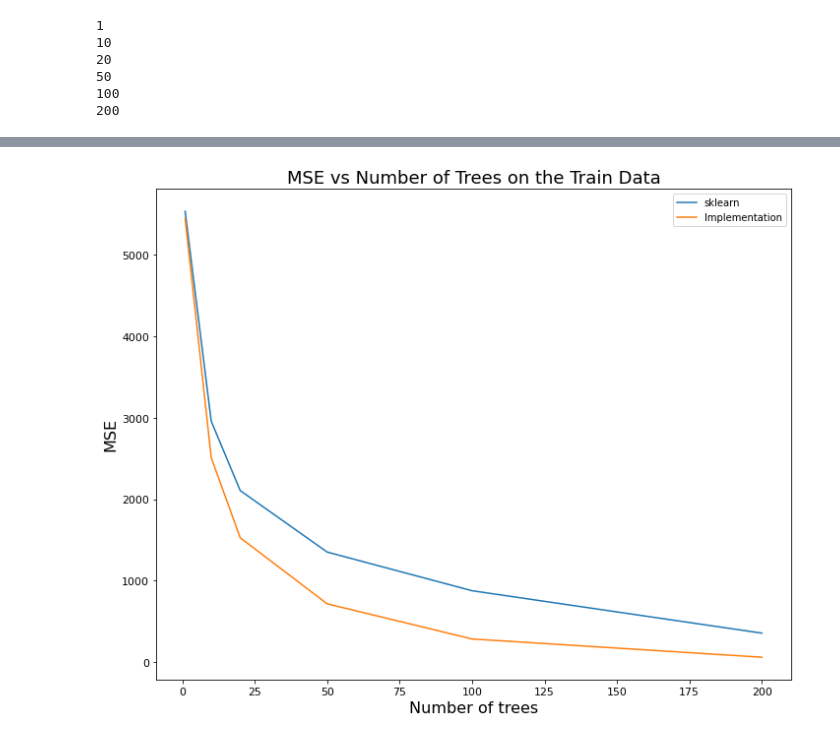
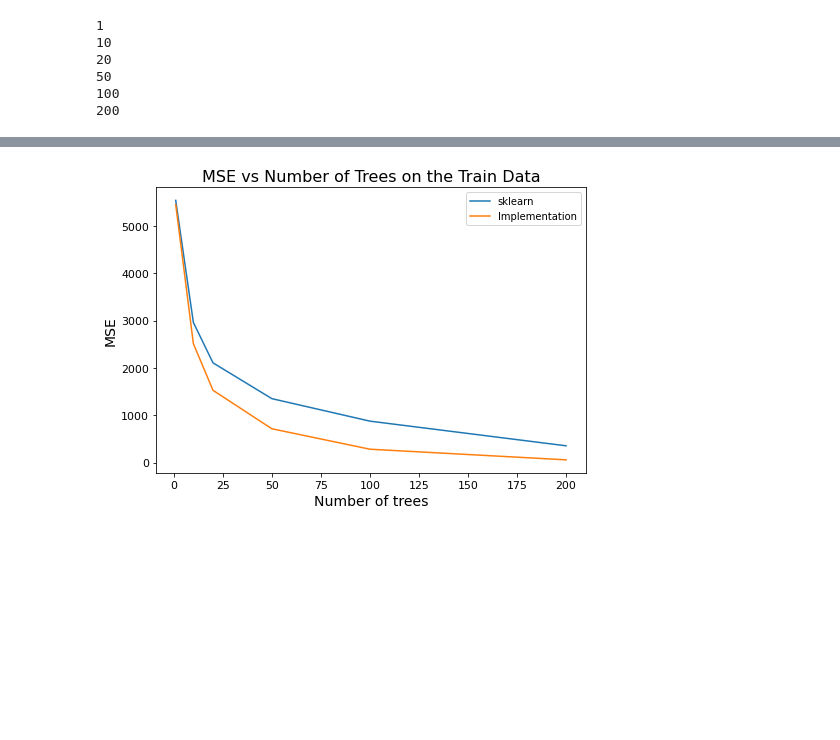
Before and after one commit to jaydbendre/Gradient-Boosted-Trees-Implementation-From-Scratch, a Jupyter notebook: Real_Data_Study.ipynb, the cells around one changed output, grey strips where cells are left out. Drawn from its saved outputs; the diff is of its cells as text; code cells hidden in the pictures; blank space fills up the shorter version.

```diff
--- a/Real_Data_Study.ipynb
+++ b/Real_Data_Study.ipynb
@@ -719,15 +719,15 @@ plt.show()
 # %%
-plt.figure(figsize=(10,8))
+plt.figure(figsize=(7,5))
 plt.plot(n_trees, mse_lists_sk_train2, label='sklearn')
 plt.plot(n_trees, mse_lists_og_train2, label='Implementation')
 plt.xticks(fontsize=11)
 plt.yticks(fontsize=11)
-plt.xlabel( "Number of trees", size=16)
-plt.ylabel("MSE", size=16)
-plt.title("MSE vs Number of Trees on the Train Data", size=18)
+plt.xlabel( "Number of trees", size=14)
+plt.ylabel("MSE", size=14)
+plt.title("MSE vs Number of Trees on the Train Data", size=16)
 plt.tight_layout()
 plt.legend()
 plt.savefig('num_trees_train.jpg')
 plt.show()
 # %% [output]
-[figure, old version]
+[figure, new version]
```
Also changed, not shown: parts of 5 cells of this notebook.
